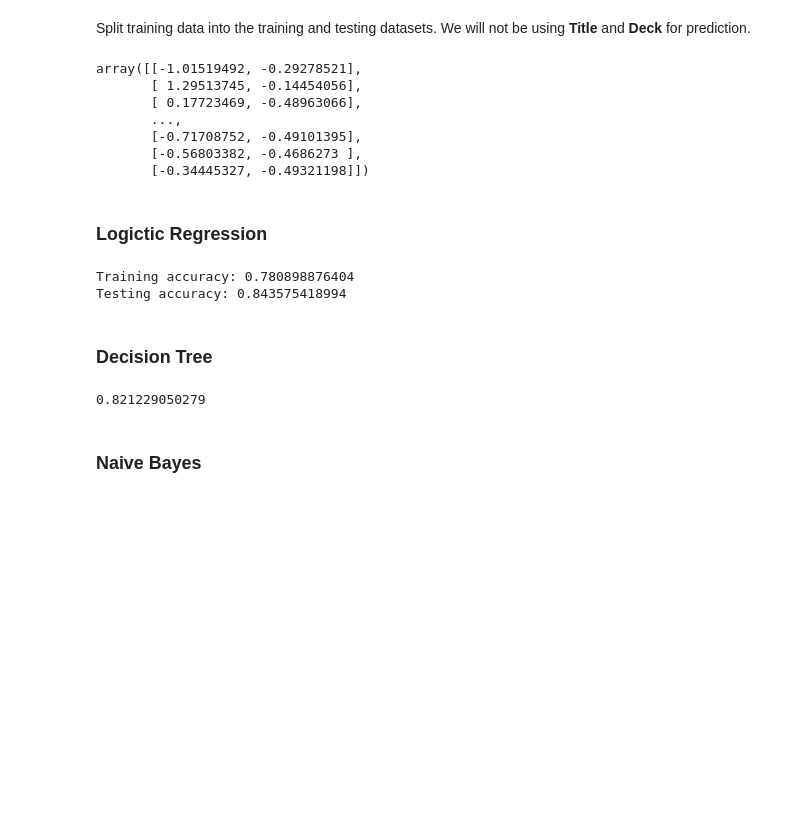
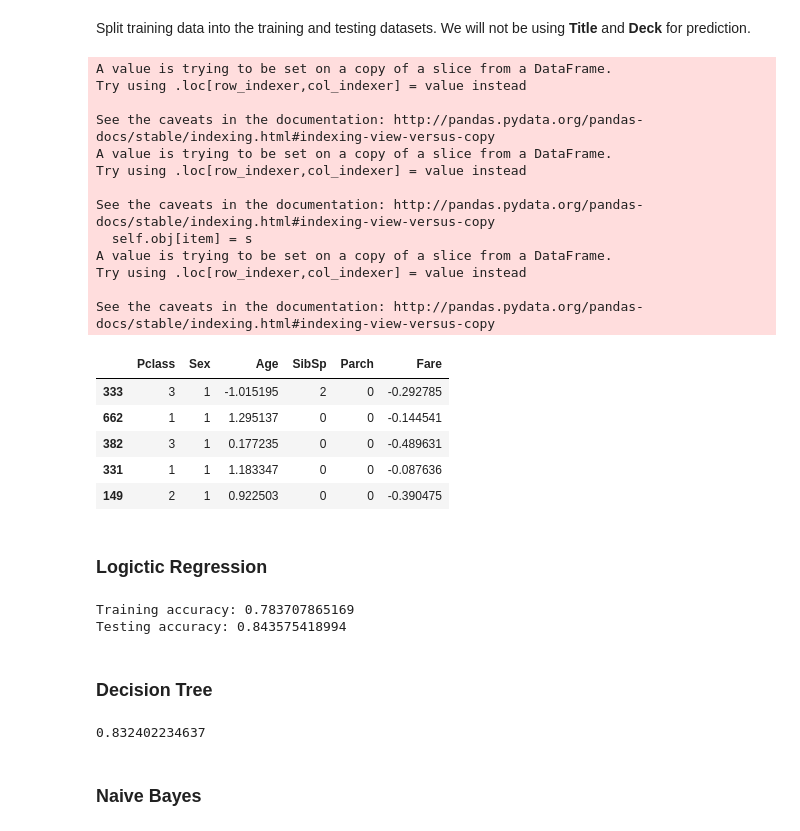
Before and after one commit to eeghor/kaggle-titanic, a Jupyter notebook: titanic-data-analysis.ipynb, the cells around one changed output. Drawn from its saved outputs; the diff is of its cells as text; code cells hidden in the pictures; blank space fills up the shorter version.

```diff
--- a/titanic-data-analysis.ipynb
+++ b/titanic-data-analysis.ipynb
@@ -187,35 +186,48 @@ Split training data into the training and testing datasets. We will not be using
 # %%
 vars_for_prediction = ["Pclass","Sex","Age","SibSp","Parch","Fare"]
 
 from sklearn.preprocessing import StandardScaler
 stdsc = StandardScaler()
 
 X = tdf[vars_for_prediction]  # variables
 y = tdf['Survived']  # outcome
 
 X_train, X_test, y_train, y_test = train_test_split(X, y, test_size=0.2, random_state=11)
-X_train_std = stdsc.fit_transform(X_train[["Age","Fare"]])
-X_test_std = stdsc.fit_transform(X_test)
-X_train_std
+X_train[["Age","Fare"]] = stdsc.fit_transform(X_train[["Age","Fare"]])
+X_test[["Age","Fare"]] = stdsc.fit_transform(X_test[["Age","Fare"]])
+
+X_train.head()
 # %% [output]
-array([[-1.01519492, -0.29278521],
-       [ 1.29513745, -0.14454056],
-       [ 0.17723469, -0.48963066],
-       ...,
-       [-0.71708752, -0.49101395],
-       [-0.56803382, -0.4686273 ],
-       [-0.34445327, -0.49321198]])
+A value is trying to be set on a copy of a slice from a DataFrame.
+Try using .loc[row_indexer,col_indexer] = value instead
+
+See the caveats in the documentation: http://pandas.pydata.org/pandas-docs/stable/indexing.html#indexing-view-versus-copy
+A value is trying to be set on a copy of a slice from a DataFrame.
+Try using .loc[row_indexer,col_indexer] = value instead
+
+See the caveats in the documentation: http://pandas.pydata.org/pandas-docs/stable/indexing.html#indexing-view-versus-copy
+  self.obj[item] = s
+A value is trying to be set on a copy of a slice from a DataFrame.
+Try using .loc[row_indexer,col_indexer] = value instead
+
+See the caveats in the documentation: http://pandas.pydata.org/pandas-docs/stable/indexing.html#indexing-view-versus-copy
+|  | Pclass | Sex | Age | SibSp | Parch | Fare |
+| 333 | 3 | 1 | -1.015195 | 2 | 0 | -0.292785 |
+| 662 | 1 | 1 | 1.295137 | 0 | 0 | -0.144541 |
+| 382 | 3 | 1 | 0.177235 | 0 | 0 | -0.489631 |
+| 331 | 1 | 1 | 1.183347 | 0 | 0 | -0.087636 |
+| 149 | 2 | 1 | 0.922503 | 0 | 0 | -0.390475 |
 # %% [markdown]
 ### Logictic Regression
 # %%
 lr_parameters = {'penalty':['l2','l1'],'C':np.arange(0.1,1.0,0.1).tolist()}
 lr = LogisticRegression()
 lrc = GridSearchCV(lr, lr_parameters)
-lrc.fit(X_train_std, y_train)
-print('Training accuracy:', lrc.score(X_train_std, y_train))
-print('Testing accuracy:', lrc.score(X_test_std, y_test))
+lrc.fit(X_train, y_train)
+print('Training accuracy:', lrc.score(X_train, y_train))
+print('Testing accuracy:', lrc.score(X_test, y_test))
 # %% [output]
-Training accuracy: 0.780898876404
+Training accuracy: 0.783707865169
 Testing accuracy: 0.843575418994
 # %% [markdown]
 ### Decision Tree
@@ -223,10 +235,10 @@ Testing accuracy: 0.843575418994
 dt_parameters = {'min_samples_leaf': np.arange(0.05,0.5,0.025).tolist()}
 clf = tree.DecisionTreeClassifier(splitter="random")
 dtc = GridSearchCV(clf, dt_parameters)
-dtc.fit(X_train_std, y_train)
-print(accuracy_score(y_test, dtc.predict(X_test_std)))
+dtc.fit(X_train, y_train)
+print(accuracy_score(y_test, dtc.predict(X_test)))
 # %% [output]
-0.821229050279
+0.832402234637
 # %% [markdown]
 ### Naive Bayes
 # %%
```
Also changed, not shown: parts of 7 cells of this notebook.
